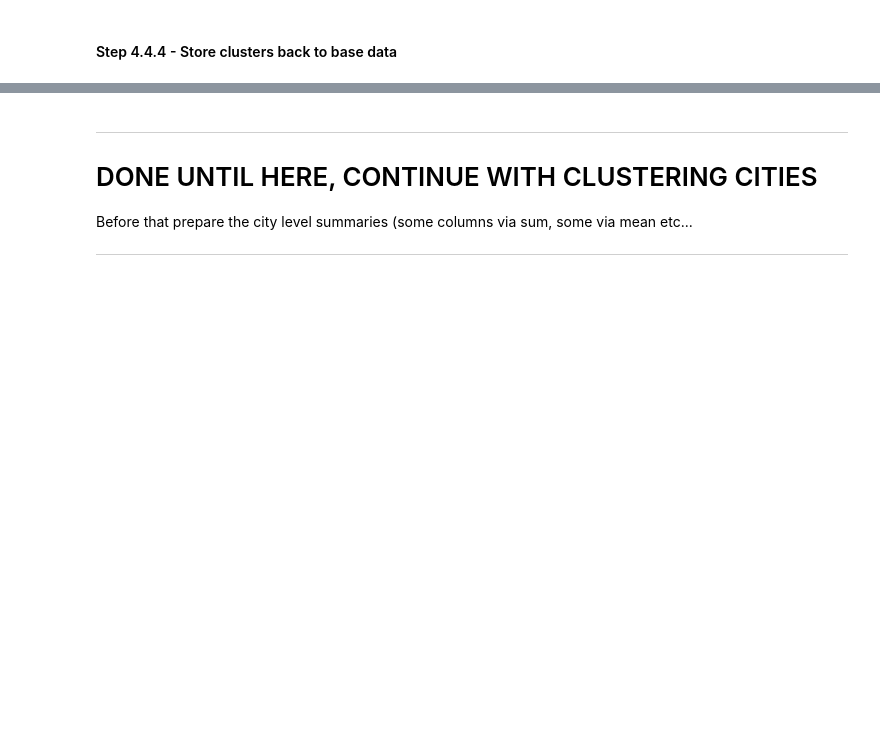
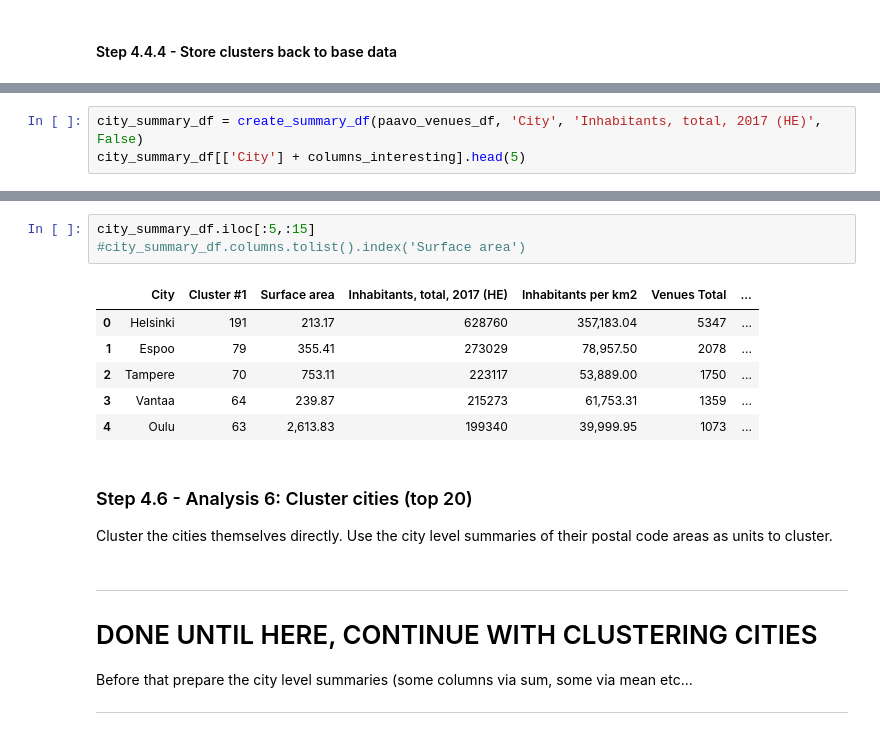
Before and after one commit to aitennek/Coursera_Capstone, a Jupyter notebook: Final_assignment/Capstone workbook.ipynb, the cells around one changed output, grey strips where cells are left out. Cells and saved outputs as stored; diff of their text form; blank space fills up the shorter version.

```diff
--- a/Final_assignment/Capstone workbook.ipynb
+++ b/Final_assignment/Capstone workbook.ipynb
@@ -1511,0 +1597,3 @@ paavo_venues_df.shape
+# %%
+city_summary_df = create_summary_df(paavo_venues_df, 'City', 'Inhabitants, total, 2017 (HE)', False)
+city_summary_df[['City'] + columns_interesting].head(5)
@@ -1512,3 +1608,17 @@ paavo_venues_df.shape
+# %%
+city_summary_df.iloc[:5,:15]
+#city_summary_df.columns.tolist().index('Surface area')
+# %% [output]
+|  | City | Cluster #1 | Surface area | Inhabitants, total, 2017 (HE) | Inhabitants per km2 | Venues Total | ... |
+| 0 | Helsinki | 191 | 213.17 | 628760 | 357,183.04 | 5347 | ... |
+| 1 | Espoo | 79 | 355.41 | 273029 | 78,957.50 | 2078 | ... |
+| 2 | Tampere | 70 | 753.11 | 223117 | 53,889.00 | 1750 | ... |
+| 3 | Vantaa | 64 | 239.87 | 215273 | 61,753.31 | 1359 | ... |
+| 4 | Oulu | 63 | 2,613.83 | 199340 | 39,999.95 | 1073 | ... |
+# %% [markdown]
+### Step 4.6 - Analysis 6: Cluster cities (top 20)
+
+Cluster the cities themselves directly.  Use the city level summaries of their postal code areas as units to cluster.
 # %% [markdown]
 ---
 
```
Also changed, not shown: parts of 24 cells of this notebook.
